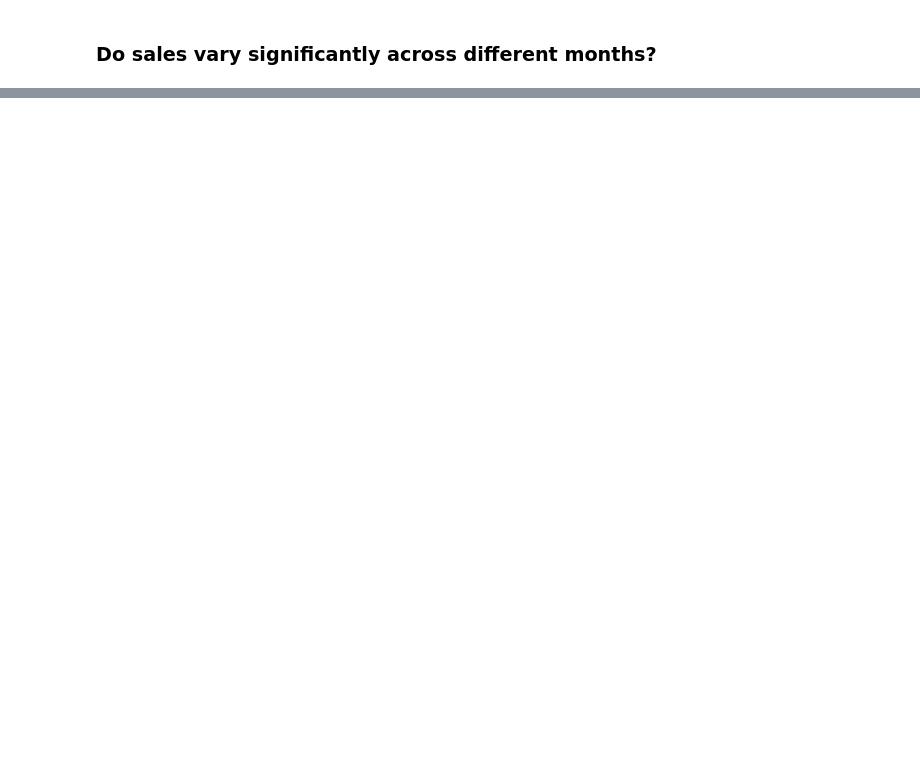
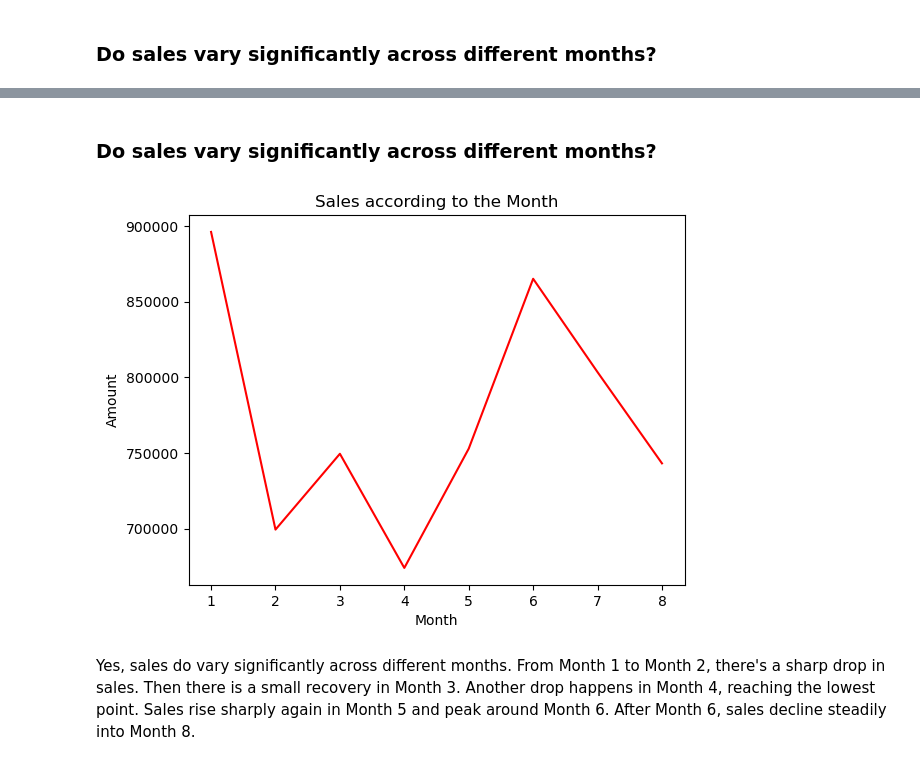
Before and after one commit to EzraChai/CPC152-Assignment, a Jupyter notebook: 03 Jupyter notebook.ipynb, the cells around one changed output, grey strips where cells are left out. Saved outputs shown, nothing was run; the diff lists cells and outputs as text; code cells hidden in the pictures; blank space fills up the shorter version.

```diff
--- a/03 Jupyter notebook.ipynb
+++ b/03 Jupyter notebook.ipynb
@@ -201,6 +258,8 @@ df.head()
 # %%
-amountAccordingMonth = df.groupby(["Month"])["Amount"].sum()
-amountAccordingMonth
+# Group by the month and sum all the amount
+amount_according_month = df.groupby(["Month"])["Amount"].sum()
+print(amount_according_month)
+amount_according_month.describe()
 # %% [output]
 Month
 1    896105
@@ -243,0 +379,21 @@ plt.show()
+# %% [markdown]
+### Do sales vary significantly across different months?
+# %%
+# Plot a line graph
+plt.plot(amount_according_month.index, amount_according_month.values, color='red')
+
+# Set the title
+plt.title("Sales according to the Month")
+
+# Set the x-axis label
+plt.xlabel(xlabel="Month")
+
+# Set the y-axis label
+plt.ylabel(ylabel="Amount")
+
+# Show the plot
+plt.show()
+# %% [output]
+[figure, added]
+# %% [markdown]
+Yes, sales do vary significantly across different months. From Month 1 to Month 2, there's a sharp drop in sales. Then there is a small recovery in Month 3. Another drop happens in Month 4, reaching the lowest point. Sales rise sharply again in Month 5 and peak around Month 6. After Month 6, sales decline steadily into Month 8.
```
Also changed, not shown: parts of 60 cells of this notebook.
